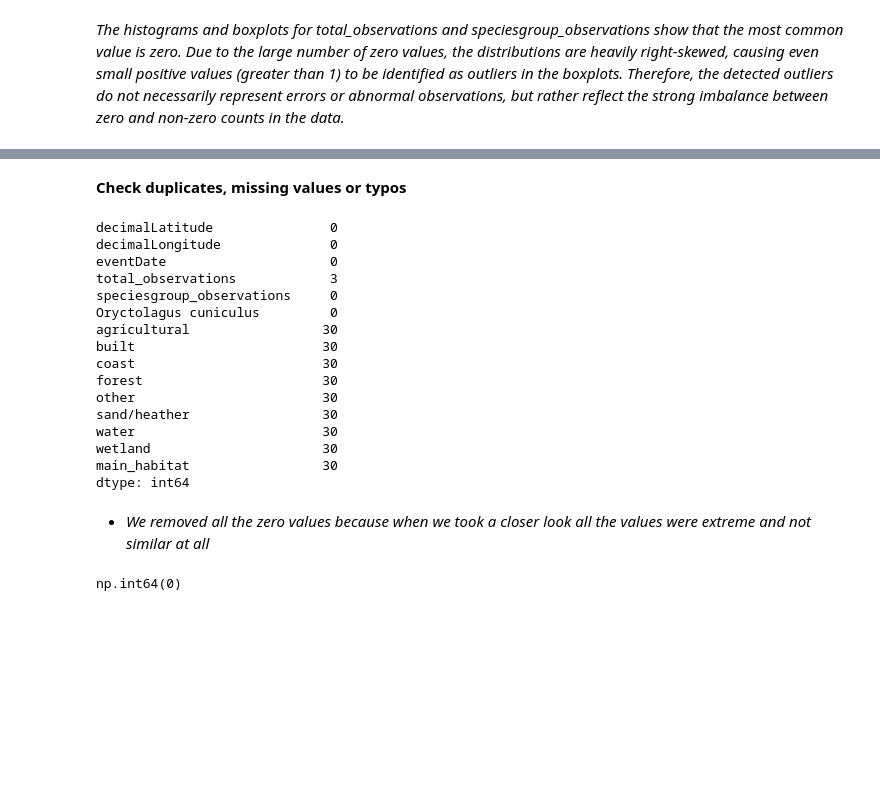
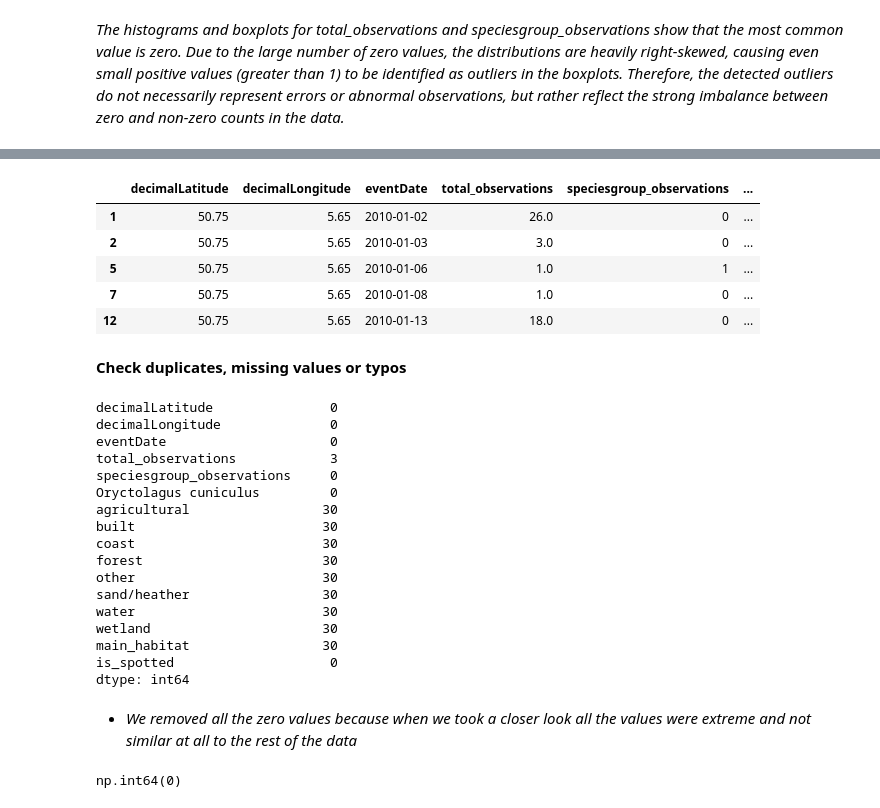
Before and after one commit to Sannebeast/Rabbitions, a Jupyter notebook: notebooks/project.ipynb, the cells around one changed output, grey strips where cells are left out. Saved outputs shown, nothing was run; the diff lists cells and outputs as text; code cells hidden in the pictures; blank space fills up the shorter version.

```diff
--- a/notebooks/project.ipynb
+++ b/notebooks/project.ipynb
@@ -146,3 +154,13 @@ plt.show()
+# %%
+df["is_spotted"] = df["speciesgroup_observations"] > 0
+df.head()
+# %% [output]
+|  | decimalLatitude | decimalLongitude | eventDate | total_observations | speciesgroup_observations | ... |
+| 1 | 50.75 | 5.65 | 2010-01-02 | 26.0 | 0 | ... |
+| 2 | 50.75 | 5.65 | 2010-01-03 | 3.0 | 0 | ... |
+| 5 | 50.75 | 5.65 | 2010-01-06 | 1.0 | 1 | ... |
+| 7 | 50.75 | 5.65 | 2010-01-08 | 1.0 | 0 | ... |
+| 12 | 50.75 | 5.65 | 2010-01-13 | 18.0 | 0 | ... |
 # %% [markdown]
 **Check duplicates, missing values or typos**
 # %%
@@ -163,9 +181,10 @@ sand/heather                 30
 water                        30
 wetland                      30
 main_habitat                 30
+is_spotted                    0
 dtype: int64
 # %% [markdown]
-* *We removed all the zero values because when we took a closer look all the values were extreme and not similar at all*
+* *We removed all the zero values because when we took a closer look all the values were extreme and not similar at all to the rest of the data*
 # %%
 df.duplicated().sum()
 # %% [output]
```
Also changed, not shown: parts of 15 cells of this notebook.
